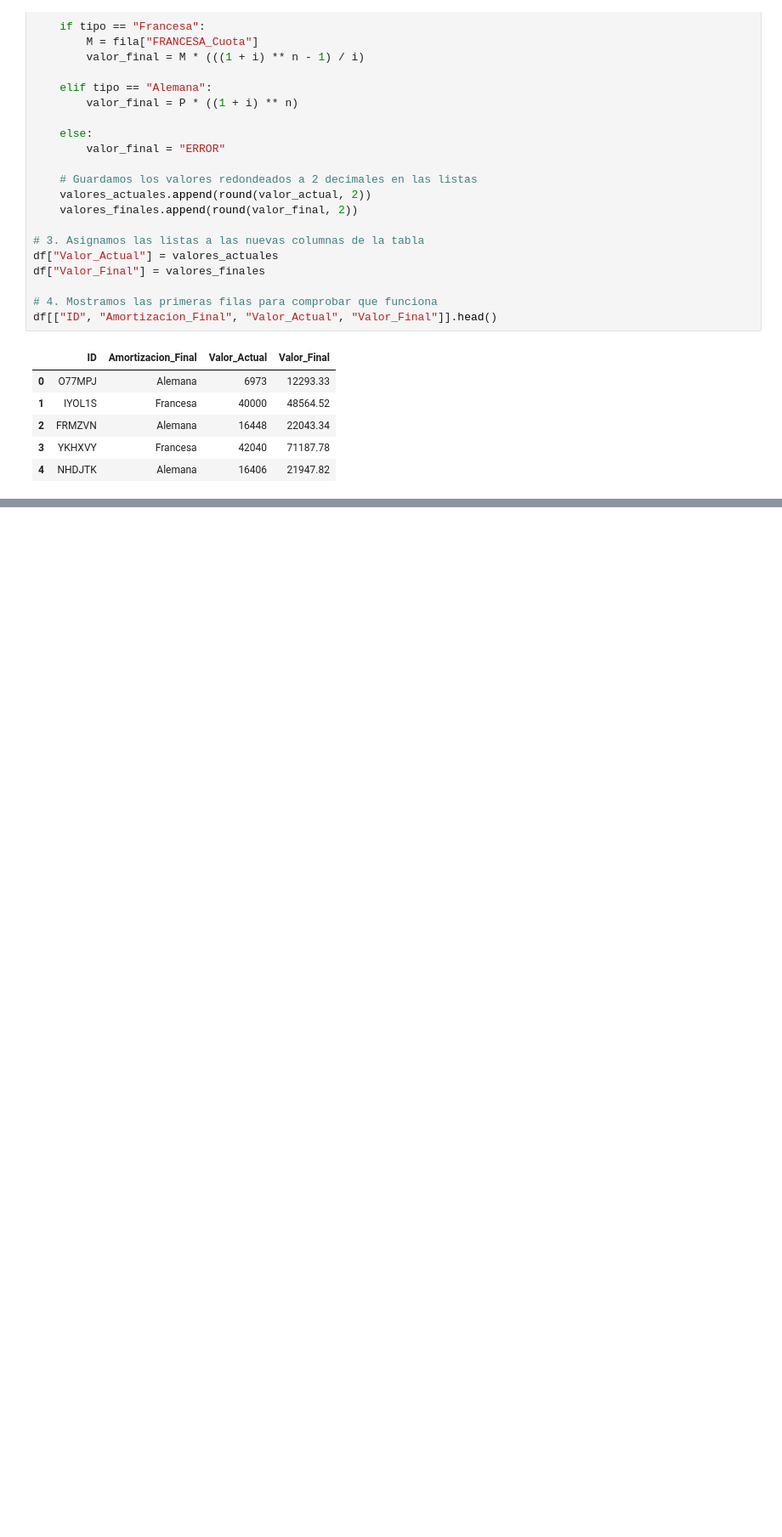
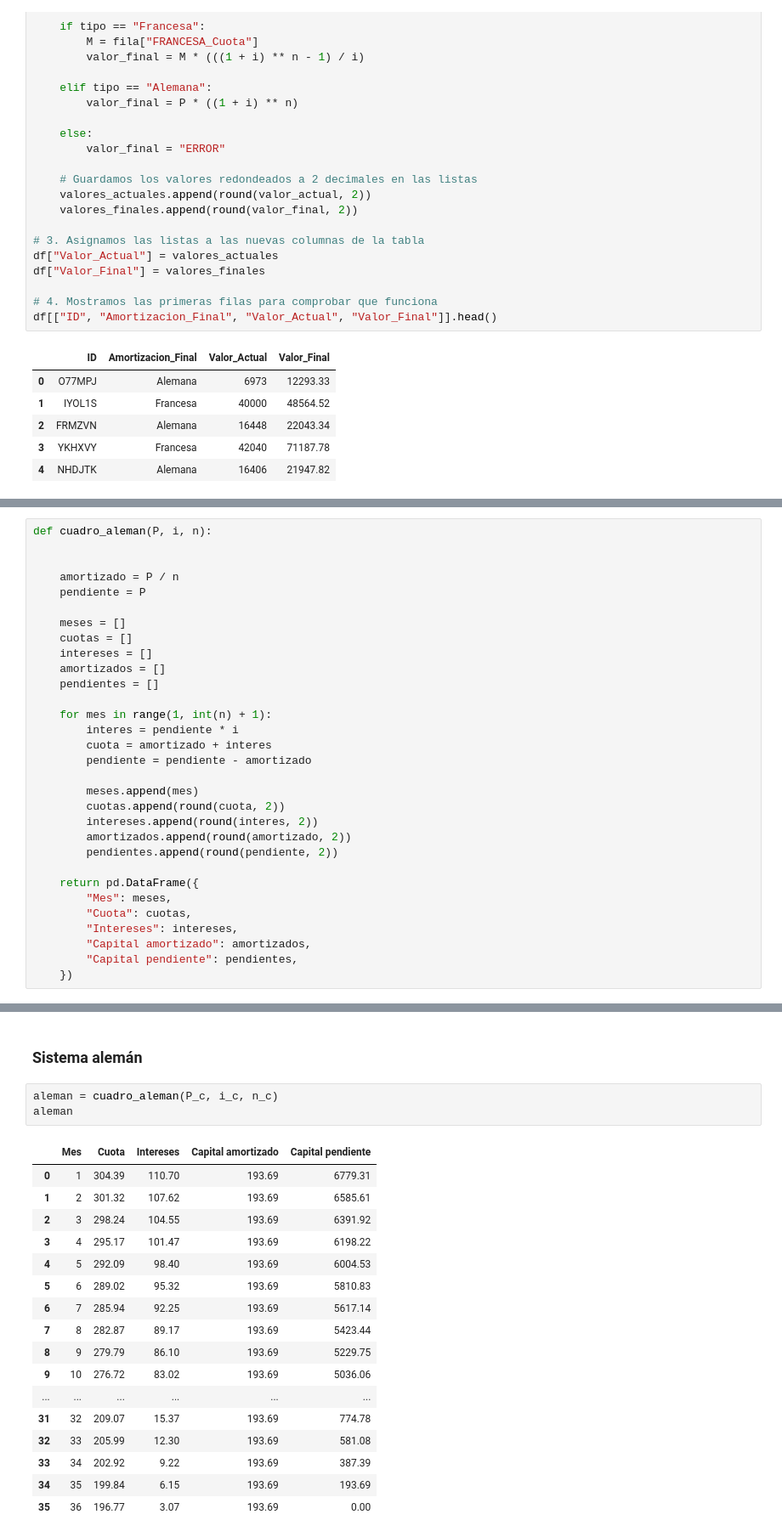
Before and after one commit to NaiaArroyo/RETO-5-NARANJA, a Jupyter notebook: Notebook Amortizacion Francesa y Aleman.ipynb, the cells around one changed output, grey strips where cells are left out. Shown at 85% size. Drawn from its saved outputs; the diff is of its cells as text; blank space fills up the shorter version.

```diff
--- a/Notebook Amortizacion Francesa y Aleman.ipynb
+++ b/Notebook Amortizacion Francesa y Aleman.ipynb
@@ -417,0 +459,31 @@ df[["ID", "Amortizacion_Final", "Valor_Actual", "Valor_Final"]].head()
+# %%
+def cuadro_aleman(P, i, n):
+
+
+    amortizado = P / n
+    pendiente = P
+
+    meses = []
+    cuotas = []
+    intereses = []
+    amortizados = []
+    pendientes = []
+
+    for mes in range(1, int(n) + 1):
+        interes = pendiente * i
+        cuota = amortizado + interes
+        pendiente = pendiente - amortizado
+
+        meses.append(mes)
+        cuotas.append(round(cuota, 2))
+        intereses.append(round(interes, 2))
+        amortizados.append(round(amortizado, 2))
+        pendientes.append(round(pendiente, 2))
+
+    return pd.DataFrame({
+        "Mes": meses,
+        "Cuota": cuotas,
+        "Intereses": intereses,
+        "Capital amortizado": amortizados,
+        "Capital pendiente": pendientes,
+    })
@@ -417,0 +525,23 @@ df[["ID", "Amortizacion_Final", "Valor_Actual", "Valor_Final"]].head()
+# %% [markdown]
+### Sistema alemán
+# %%
+aleman = cuadro_aleman(P_c, i_c, n_c)
+aleman
+# %% [output]
+|  | Mes | Cuota | Intereses | Capital amortizado | Capital pendiente |
+| 0 | 1 | 304.39 | 110.70 | 193.69 | 6779.31 |
+| 1 | 2 | 301.32 | 107.62 | 193.69 | 6585.61 |
+| 2 | 3 | 298.24 | 104.55 | 193.69 | 6391.92 |
+| 3 | 4 | 295.17 | 101.47 | 193.69 | 6198.22 |
+| 4 | 5 | 292.09 | 98.40 | 193.69 | 6004.53 |
+| 5 | 6 | 289.02 | 95.32 | 193.69 | 5810.83 |
+| 6 | 7 | 285.94 | 92.25 | 193.69 | 5617.14 |
+| 7 | 8 | 282.87 | 89.17 | 193.69 | 5423.44 |
+| 8 | 9 | 279.79 | 86.10 | 193.69 | 5229.75 |
+| 9 | 10 | 276.72 | 83.02 | 193.69 | 5036.06 |
+| ... | ... | ... | ... | ... | ... |
+| 31 | 32 | 209.07 | 15.37 | 193.69 | 774.78 |
+| 32 | 33 | 205.99 | 12.30 | 193.69 | 581.08 |
+| 33 | 34 | 202.92 | 9.22 | 193.69 | 387.39 |
+| 34 | 35 | 199.84 | 6.15 | 193.69 | 193.69 |
+| 35 | 36 | 196.77 | 3.07 | 193.69 | 0.00 |
```
Also changed, not shown: parts of 11 cells of this notebook.
